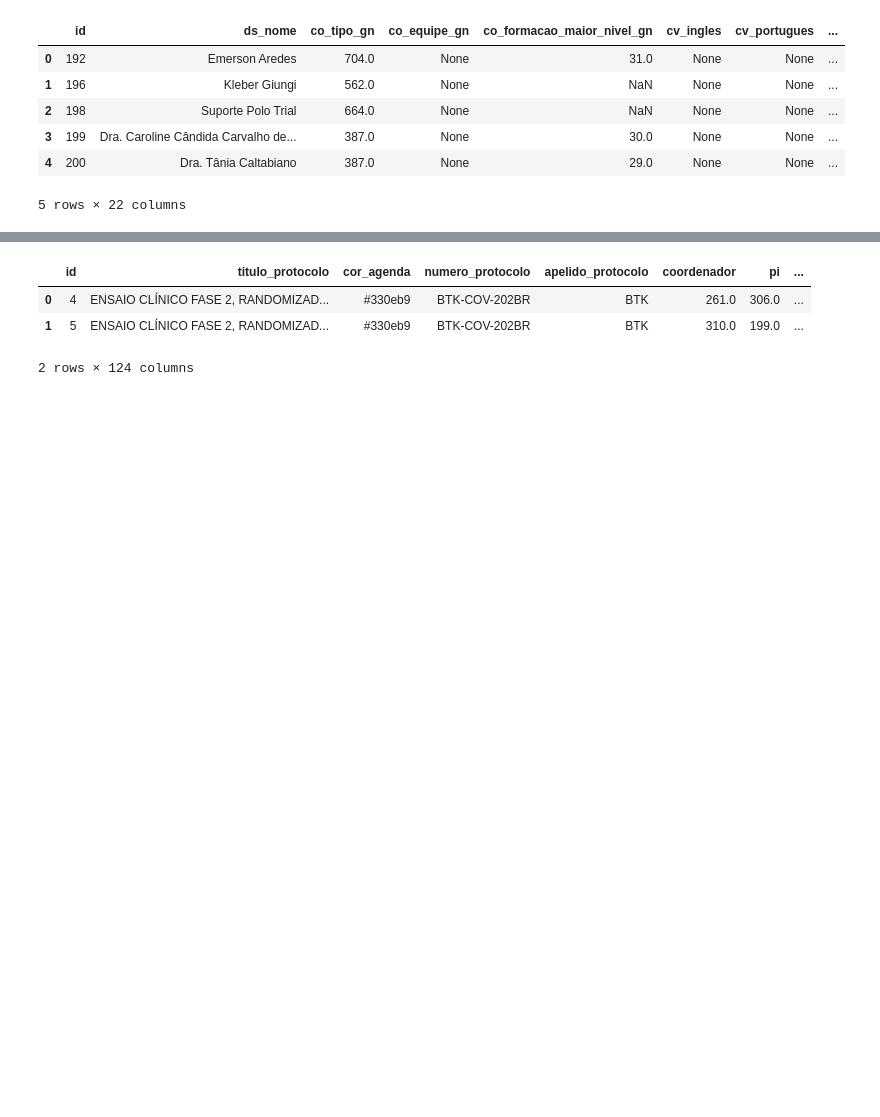
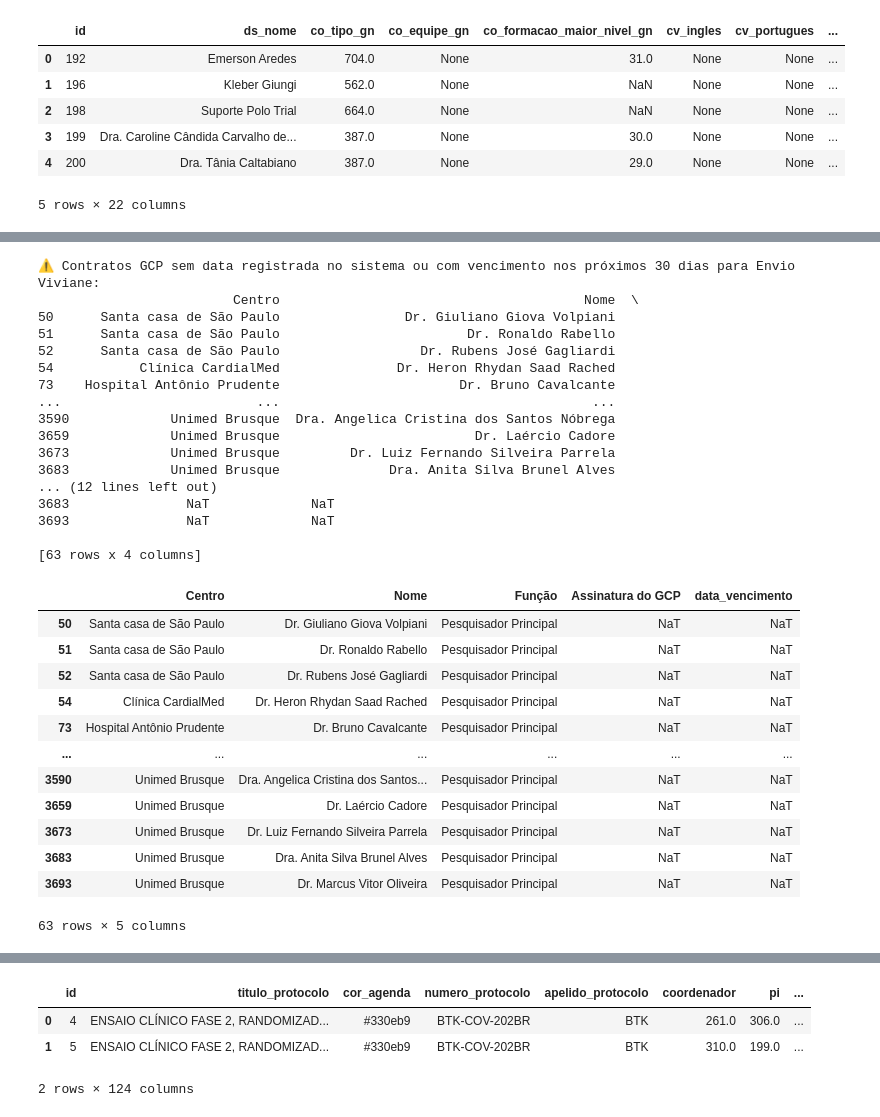
Before and after one commit to tisvri/push_campo, a Jupyter notebook: push_campo.ipynb, the cells around one changed output, grey strips where cells are left out. Cells and saved outputs as stored; diff of their text form; code cells hidden in the pictures; blank space fills up the shorter version.

```diff
--- a/push_campo.ipynb
+++ b/push_campo.ipynb
@@ -63,0 +159,17 @@ pessoas.head(5)
+# %%
+envio_viviane = ['Hospital Pilar','Santa casa de São Paulo','Hospital São Francisco de Ribeirã Preto',
+                'Hospital Antônio Prudente','Clínica CardialMed','CLINAR - Clínica de Aparelhos RespiratÃ³rios',
+                'Santa Casa de Fortaleza','Hospital Vera Cruz','Hapvida','Unimed Brusque',
+                'Hospital São José das Doenças Infecciosas','Otorhinus Clínica Médica','Hospital São Francisco de Araraquara',
+                'Maternidade Octaviano Neves','Clínica Infectologie','Hospital Teresa de Lisieux',
+                'Hospital RioMar de Belém','Hospital e Maternidade Eugênia Pinheiro',
+                'Hospital São Francisco Saúde','Hospital do Coração de Campinas','Aliança Cavernoma Brasil',
+                'Faculdade de Medicina de Ribeirão Preto - USP ','Centro Clínico Zona Sul ']
+filtro4 = gcp_modelado['dados_centro_descricao'].isin(envio_viviane)
+centro_envio_viviane = gcp_modelado[filtro4]
+venc_gcp_envio_viviane = centro_envio_viviane[centro_envio_viviane['tipo_gn'] != 'Equipe padrão (adicionada automaticamente para todos os protocolos)']
+venc_gcp_envio_viviane.rename(columns={'dt_ultimo_certificado_gcp': 'Assinatura do GCP', 'ds_nome': 'Nome', 'dados_centro_descricao': 'Centro','tipo_gn': 'Função'}, inplace=True)
+nova_ordem = ['Centro', 'Nome', 'Função', 'Assinatura do GCP']
+venc_gcp_envio_viviane = venc_gcp_envio_viviane[nova_ordem]
+
+venc_gcp_envio_viviane
@@ -63,0 +324,34 @@ pessoas.head(5)
+# %%
+contratos_vivi = verificar_vencimento_contratos(venc_gcp_envio_viviane, "Envio Viviane", dias_para_vencimento=30)
+contratos_vivi
+# %% [output]
+⚠️ Contratos GCP sem data registrada no sistema ou com vencimento nos próximos 30 dias para Envio Viviane:
+                         Centro                                       Nome  \
+50      Santa casa de São Paulo                Dr. Giuliano Giova Volpiani
+51      Santa casa de São Paulo                        Dr. Ronaldo Rabello
+52      Santa casa de São Paulo                  Dr. Rubens José Gagliardi
+54           Clínica CardialMed               Dr. Heron Rhydan Saad Rached
+73    Hospital Antônio Prudente                       Dr. Bruno Cavalcante
+...                         ...                                        ...
+3590             Unimed Brusque  Dra. Angelica Cristina dos Santos Nóbrega
+3659             Unimed Brusque                         Dr. Laércio Cadore
+3673             Unimed Brusque         Dr. Luiz Fernando Silveira Parrela
+3683             Unimed Brusque              Dra. Anita Silva Brunel Alves
+... (12 lines left out)
+3683               NaT             NaT
+3693               NaT             NaT
+
+[63 rows x 4 columns]
+|  | Centro | Nome | Função | Assinatura do GCP | data_vencimento |
+| 50 | Santa casa de São Paulo | Dr. Giuliano Giova Volpiani | Pesquisador Principal | NaT | NaT |
+| 51 | Santa casa de São Paulo | Dr. Ronaldo Rabello | Pesquisador Principal | NaT | NaT |
+| 52 | Santa casa de São Paulo | Dr. Rubens José Gagliardi | Pesquisador Principal | NaT | NaT |
+| 54 | Clínica CardialMed | Dr. Heron Rhydan Saad Rached | Pesquisador Principal | NaT | NaT |
+| 73 | Hospital Antônio Prudente | Dr. Bruno Cavalcante | Pesquisador Principal | NaT | NaT |
+| ... | ... | ... | ... | ... | ... |
+| 3590 | Unimed Brusque | Dra. Angelica Cristina dos Santos... | Pesquisador Principal | NaT | NaT |
+| 3659 | Unimed Brusque | Dr. Laércio Cadore | Pesquisador Principal | NaT | NaT |
+| 3673 | Unimed Brusque | Dr. Luiz Fernando Silveira Parrela | Pesquisador Principal | NaT | NaT |
+| 3683 | Unimed Brusque | Dra. Anita Silva Brunel Alves | Pesquisador Principal | NaT | NaT |
+| 3693 | Unimed Brusque | Dr. Marcus Vitor Oliveira | Pesquisador Principal | NaT | NaT |
+63 rows × 5 columns
```
Also changed, not shown: parts of 42 cells of this notebook.
